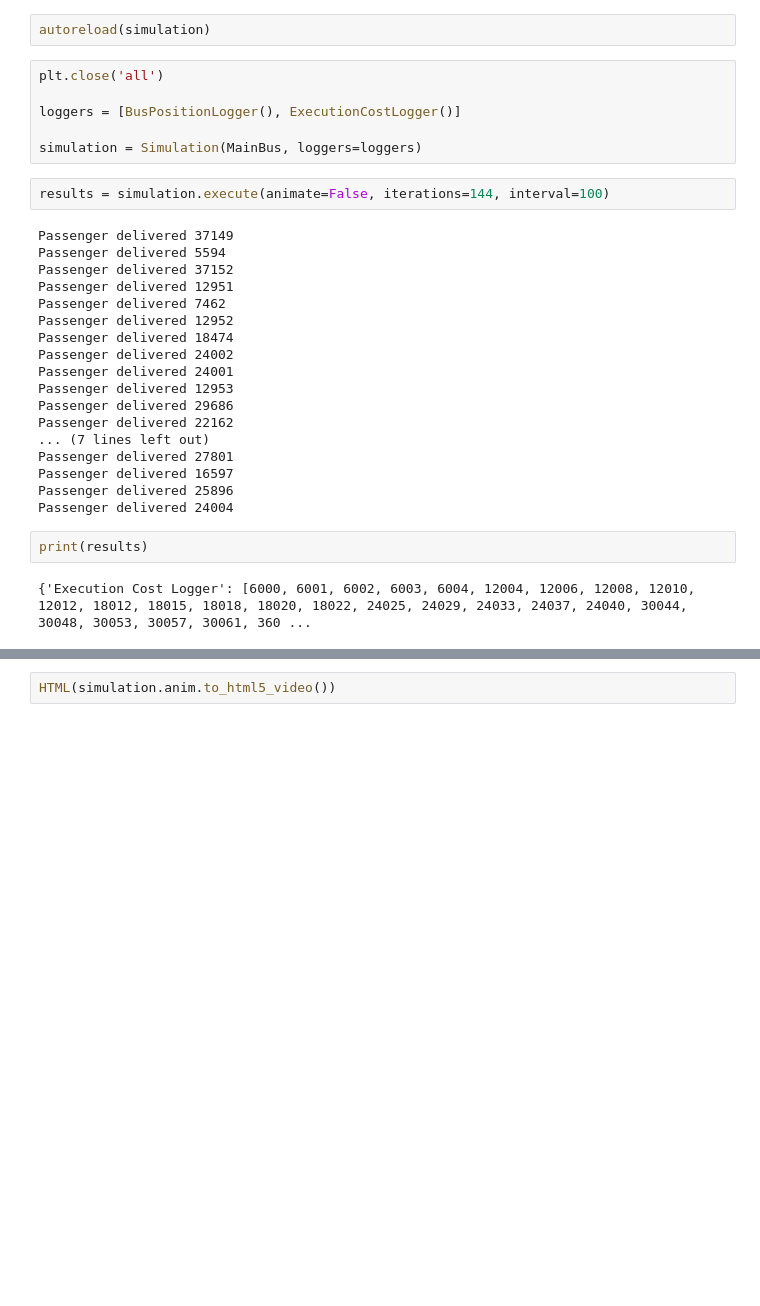
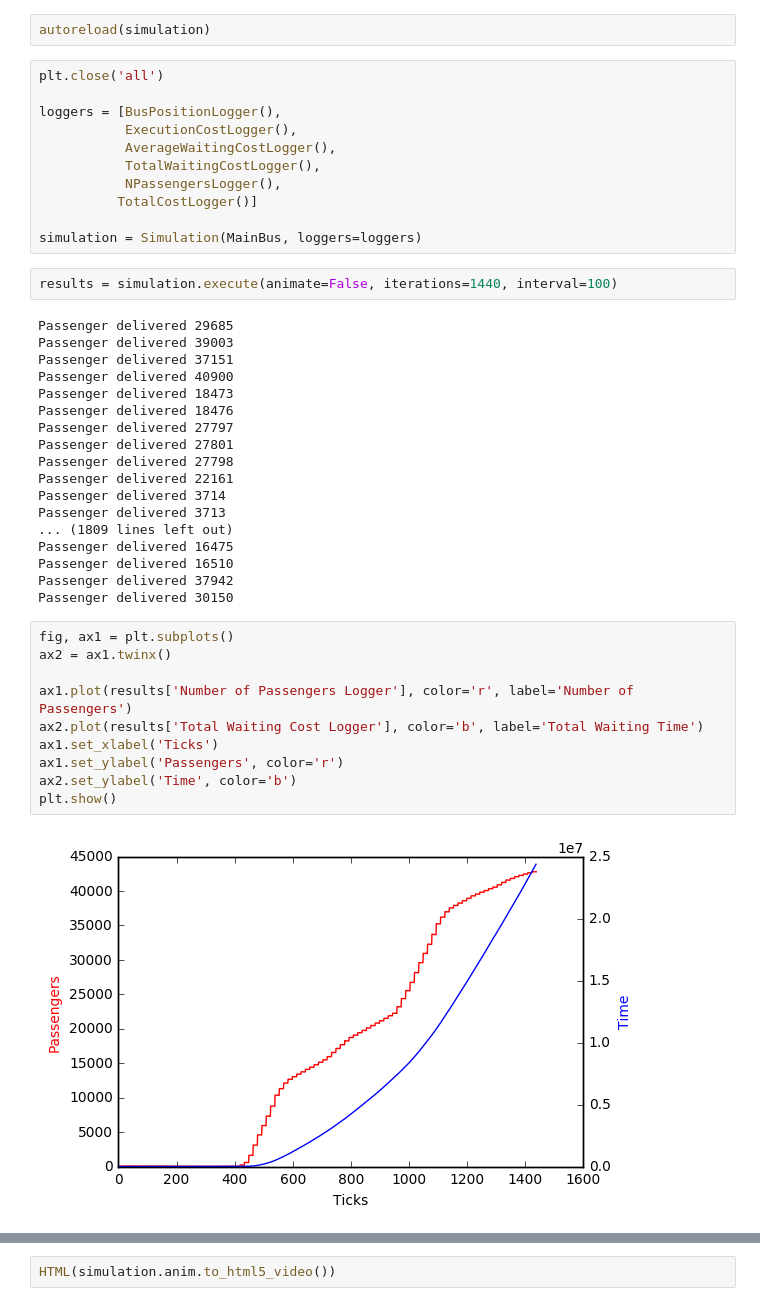
Before and after one commit to danakianfar/multi_agent_systems, a Jupyter notebook: Project/Python/TransportSystem.ipynb, the cells around one changed output, grey strips where cells are left out. Saved outputs shown, nothing was run; the diff lists cells and outputs as text; blank space fills up the shorter version.

Commit message:
cost function computation

```diff
--- a/Project/Python/TransportSystem.ipynb
+++ b/Project/Python/TransportSystem.ipynb
@@ -13,31 +13,44 @@ autoreload(simulation)
 # %%
 plt.close('all')
 
-loggers = [BusPositionLogger(), ExecutionCostLogger()]
+loggers = [BusPositionLogger(),
+           ExecutionCostLogger(),
+           AverageWaitingCostLogger(),
+           TotalWaitingCostLogger(),
+           NPassengersLogger(),
+          TotalCostLogger()]
 
 simulation = Simulation(MainBus, loggers=loggers)
 # %%
-results = simulation.execute(animate=False, iterations=144, interval=100)
+results = simulation.execute(animate=False, iterations=1440, interval=100)
 # %% [output]
-Passenger delivered 37149
-Passenger delivered 5594
-Passenger delivered 37152
-Passenger delivered 12951
-Passenger delivered 7462
-Passenger delivered 12952
-Passenger delivered 18474
-Passenger delivered 24002
-Passenger delivered 24001
-Passenger delivered 12953
-Passenger delivered 29686
-Passenger delivered 22162
-... (7 lines left out)
+Passenger delivered 29685
+Passenger delivered 39003
+Passenger delivered 37151
+Passenger delivered 40900
+Passenger delivered 18473
+Passenger delivered 18476
+Passenger delivered 27797
 Passenger delivered 27801
-Passenger delivered 16597
-Passenger delivered 25896
-Passenger delivered 24004
+Passenger delivered 27798
+Passenger delivered 22161
+Passenger delivered 3714
+Passenger delivered 3713
+... (1809 lines left out)
+Passenger delivered 16475
+Passenger delivered 16510
+Passenger delivered 37942
+Passenger delivered 30150
-# %%
-print(results)
-# %% [output]
-{'Execution Cost Logger': [6000, 6001, 6002, 6003, 6004, 12004, 12006, 12008, 12010, 12012, 18012, 18015, 18018, 18020, 18022, 24025, 24029, 24033, 24037, 24040, 30044, 30048, 30053, 30057, 30061, 360 ...
+# %%
+fig, ax1 = plt.subplots()
+ax2 = ax1.twinx()
+
+ax1.plot(results['Number of Passengers Logger'], color='r', label='Number of Passengers')
+ax2.plot(results['Total Waiting Cost Logger'], color='b', label='Total Waiting Time')
+ax1.set_xlabel('Ticks')
+ax1.set_ylabel('Passengers', color='r')
+ax2.set_ylabel('Time', color='b')
+plt.show()
+# %% [output]
+[figure, added]
 # %%
```
Also changed, not shown: parts of 3 cells of this notebook, 5 other files.
